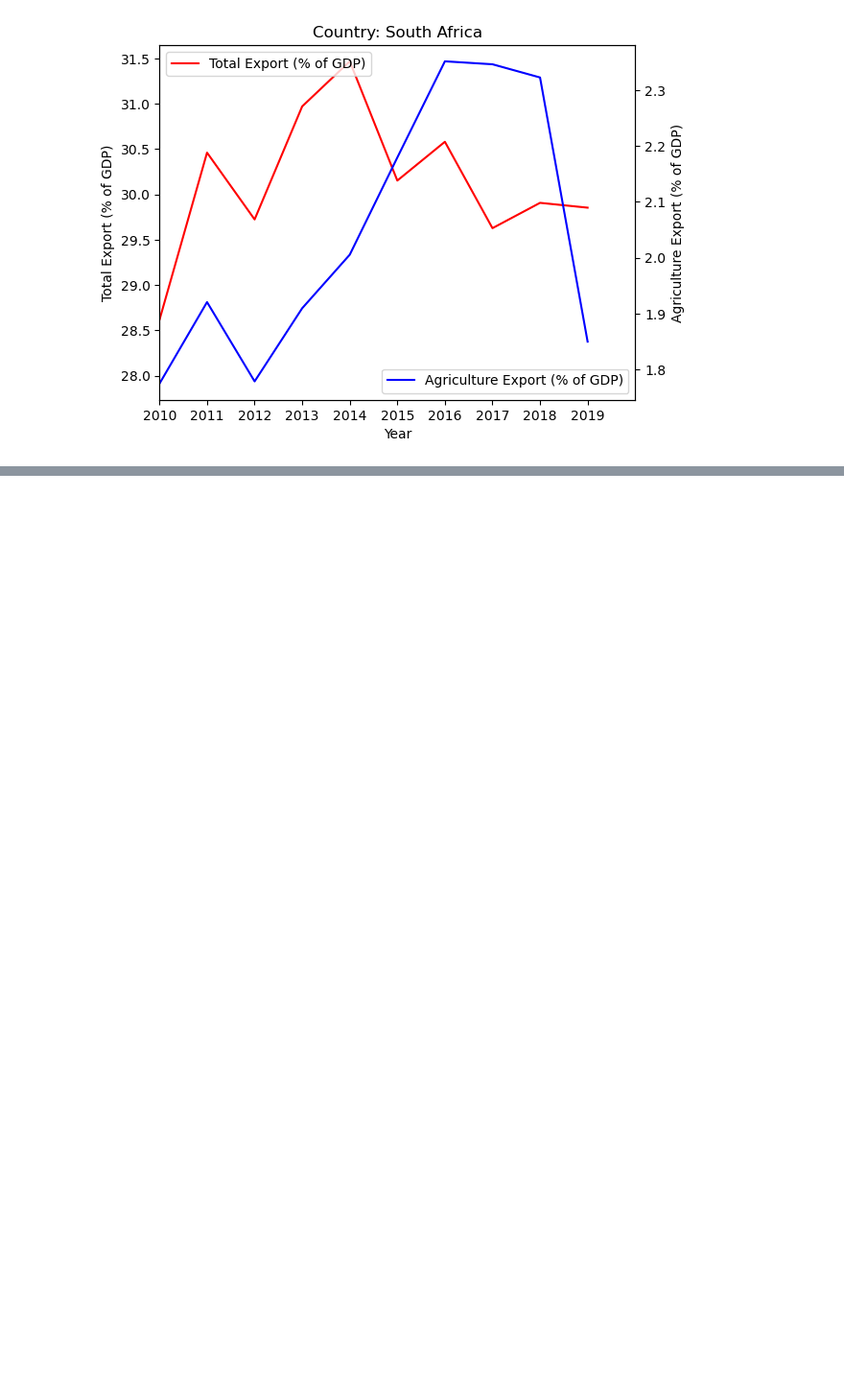
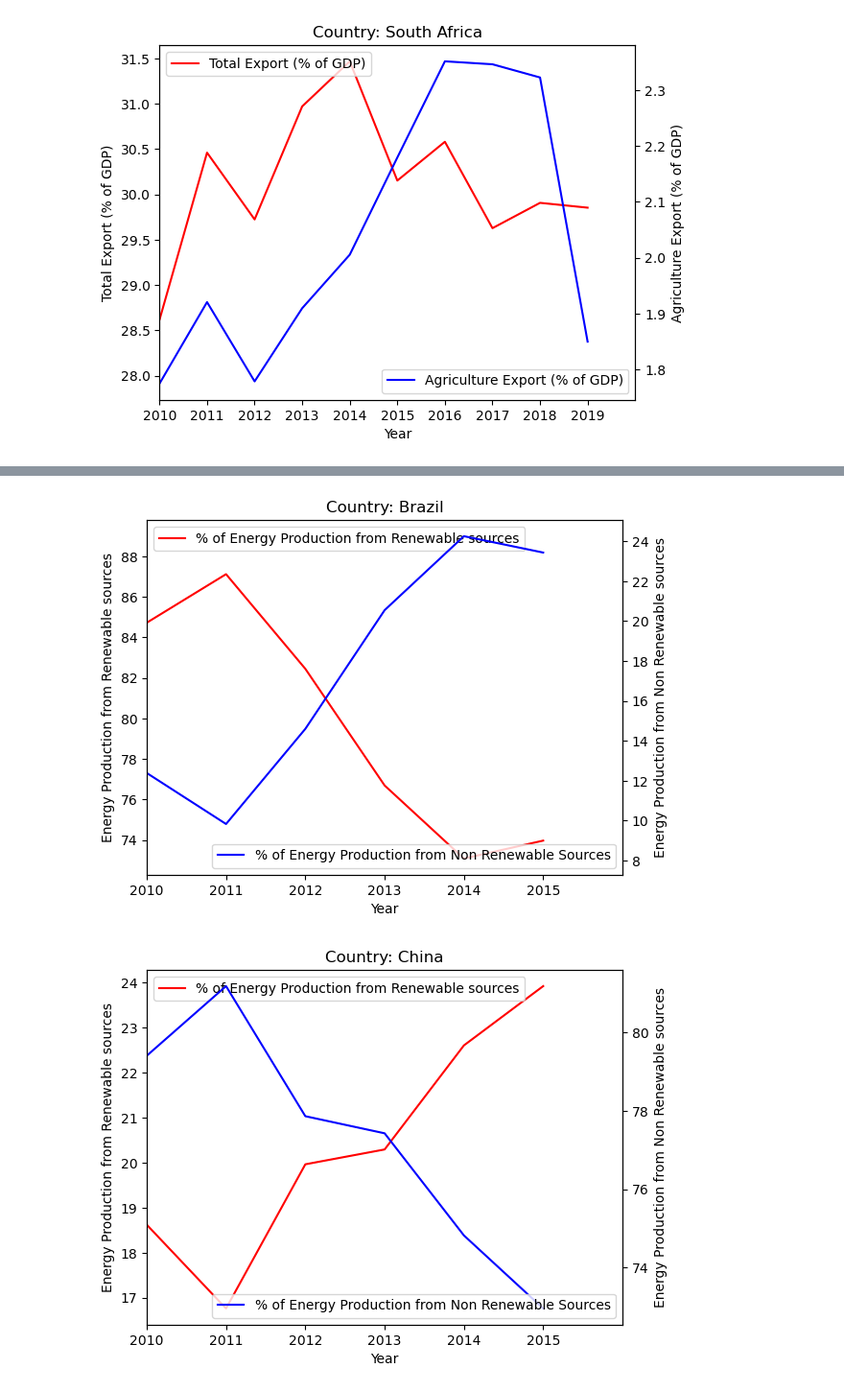
Before and after one commit to SArjaGit/BRICS_Project, a Jupyter notebook: BRICS/Sarath_Master.ipynb, the cells around one changed output, grey strips where cells are left out. Shown at 96% size. Drawn from its saved outputs; the diff is of its cells as text; code cells hidden in the pictures; blank space fills up the shorter version.

Commit message:
Updated Code for graphs and presentations

```diff
--- a/BRICS/Sarath_Master.ipynb
+++ b/BRICS/Sarath_Master.ipynb
@@ -198,3 +198,11 @@ for country in export_correlation['CountryName'].unique():
 [figure]
 [figure]
 [figure]
+# %%
+
+#Fetch series names - Electricity production from oil, gas and coal sources \(% of total\) or Electricity production from renewable sources, excluding hydroelectric \(% of total\)|Electricity production from hydroelectric sources \(% of total\) Exports from the master dataframe
+master_brics_TotalEnergy_vs_RenewalEnergy = master_brics_df.loc[
+    master_brics_df['SeriesName'].str.contains('Electricity production from oil, gas and coal sources \(% of total\)|Electricity production from renewable sources, excluding hydroelectric \(% of total\)|Electricity production from hydroelectric sources \(% of total\)', na=False)
+]
+master_brics_TotalEnergy_vs_RenewalEnergy['SeriesName'].unique()
+master_brics_TotalEnergy_vs_RenewalEnergy.head()
@@ -200,0 +216,5 @@ for country in export_correlation['CountryName'].unique():
+# %%
+# Groupby SeriesName and CountryName to get the mean of the values
+master_brics_TotalEnergy_vs_RenewalEnergy_group = master_brics_TotalEnergy_vs_RenewalEnergy.groupby(['SeriesName', 'CountryName','Year'])["Value"].mean().reset_index()
+master_brics_TotalEnergy_vs_RenewalEnergy_group['Year'] = master_brics_TotalEnergy_vs_RenewalEnergy_group['Year'].astype(int)
+master_brics_TotalEnergy_vs_RenewalEnergy_group.head(10)
@@ -200,0 +233,7 @@ for country in export_correlation['CountryName'].unique():
+# %%
+#Merge series - Electricity production from renewable sources, excluding hydroelectric (% of total) & Electricity production from hydroelectric sources (% of total) and create a new column
+
+energy_correlation = master_brics_TotalEnergy_vs_RenewalEnergy_group.pivot(index=['CountryName', 'Year'], columns="SeriesName", values="Value").reset_index()
+
+energy_correlation['Renewable Energy (% of total)'] = energy_correlation['Electricity production from renewable sources, excluding hydroelectric (% of total)'] + energy_correlation['Electricity production from hydroelectric sources (% of total)']
+energy_correlation.head()
@@ -200,0 +247,25 @@ for country in export_correlation['CountryName'].unique():
+# %%
+for country in energy_correlation['CountryName'].unique():
+    country_data = energy_correlation.loc[energy_correlation['CountryName'] == country]
+
+    fig, ax1 = plt.subplots()
+    ax2 = ax1.twinx()
+    ax1.plot(country_data['Year'], country_data['Renewable Energy (% of total)'], label='% of Energy Production from Renewable sources', color='r')
+    ax2.plot(country_data['Year'], country_data['Electricity production from oil, gas and coal sources (% of total)'], label='% of Energy Production from Non Renewable Sources', color='b')
+
+    ax1.set_xlabel('Year')
+    ax1.set_ylabel('Energy Production from Renewable sources')
+    ax2.set_ylabel('Energy Production from Non Renewable sources')
+
+    plt.xticks(np.arange(2010, 2015 + 1, 1))
+    plt.xlim(2010, 2015 + 1)
+
+    ax1.legend(loc='upper left')
+    ax2.legend(loc='lower right')
+
+    plt.title(f'Country: {country}')
+
+    plt.show()
+# %% [output]
+[figure, added]
+[figure, added]
```
Also changed, not shown: parts of 8 cells of this notebook.
